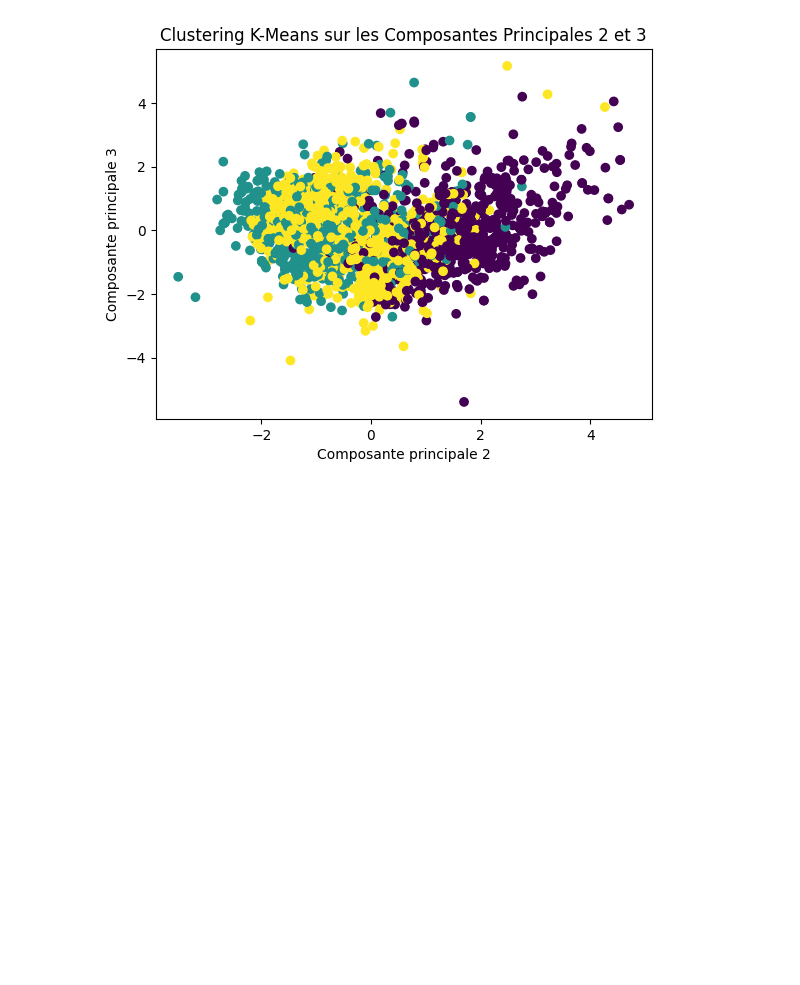
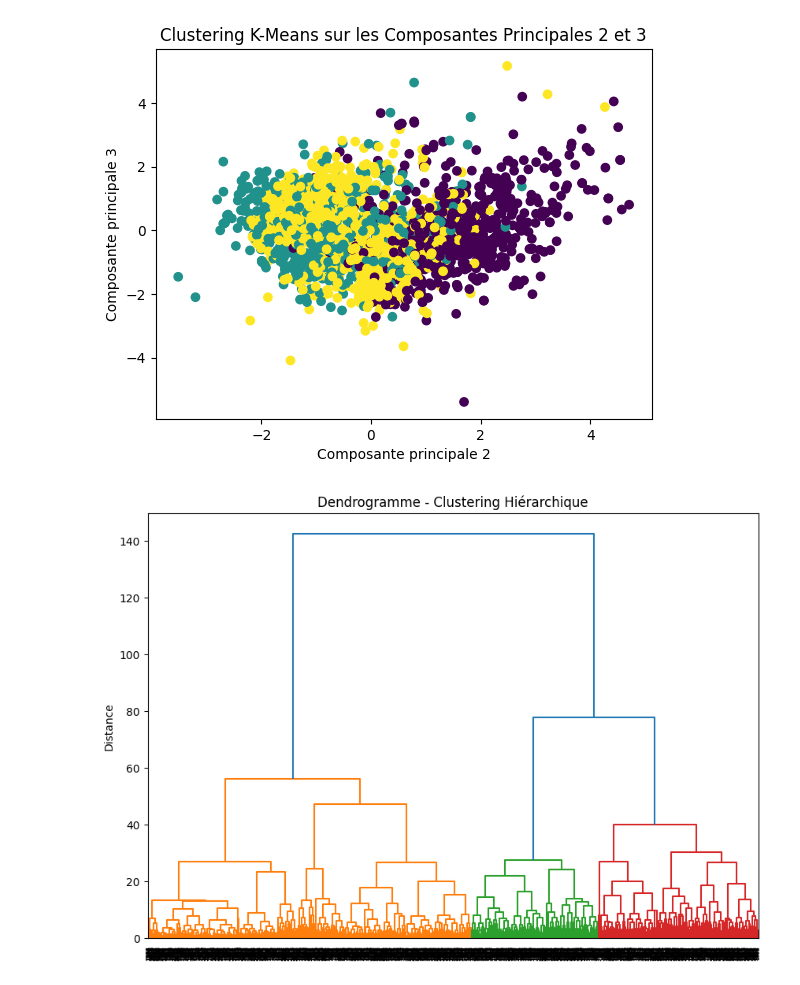
Before and after one commit to Emaglp/Data_Analysis, a Jupyter notebook: QS_Python.ipynb, the cells around one changed output. Drawn from its saved outputs; the diff is of its cells as text; code cells hidden in the pictures; blank space fills up the shorter version.

Commit message:
Ajout de la méthode de classification HAC

```diff
--- a/QS_Python.ipynb
+++ b/QS_Python.ipynb
@@ -261,0 +309,21 @@ plt.show()
+# %%
+# On fait un dendogramme pour voir la construction des clusters de la méthode HAC
+# Chaque point de donnée commence dans son propre cluster. Ainsi, si on a n points de données, on commence avec n clusters
+# L'algorithme identifie les deux clusters les plus proches et les fusionne pour former un nouveau cluster
+# Ce processus de fusion est basé sur la proximité entre les clusters, et il peut être mesuré de différentes manières que l'on verra après
+# Après chaque fusion de deux clusters, le nombre total de clusters diminue de un
+# Ce processus est répété jusqu'à ce qu'il ne reste plus qu’un seul cluster ou jusqu'à ce que l’on décide d’arrêter à un nombre de clusters prédéfini
+
+# La fonction linkage permet de créer un matrice de distances
+
+Z = linkage(marketing_pca, method='ward')  # 'ward' est une des manières de calculer la proximité entre clusters
+
+# On visualise le dendrogramme
+
+plt.figure(figsize=(10, 7))
+dendrogram(Z, color_threshold=60) # le paramètre color threshold nous permet de décider à quel hauter on coupe pour former des clusters
+plt.title('Dendrogramme - Clustering Hiérarchique')
+plt.ylabel('Distance')
+plt.show()
+# %% [output]
+[figure, added]
```
Also changed, not shown: parts of 18 cells of this notebook.
